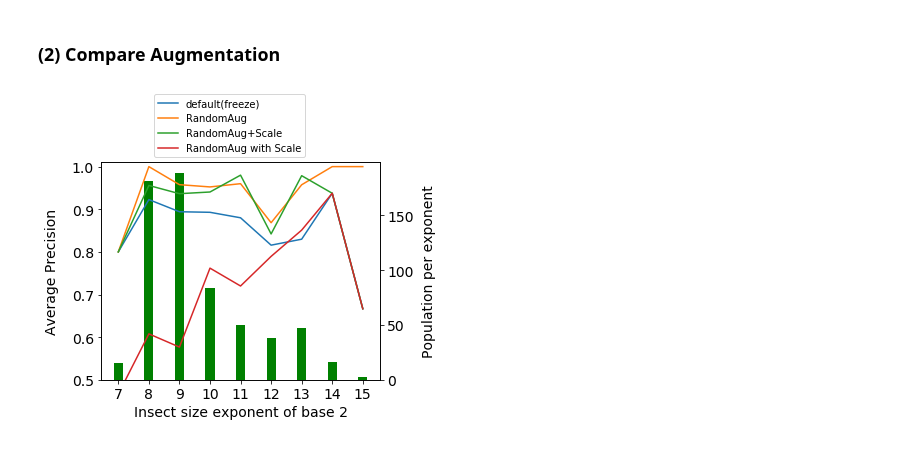
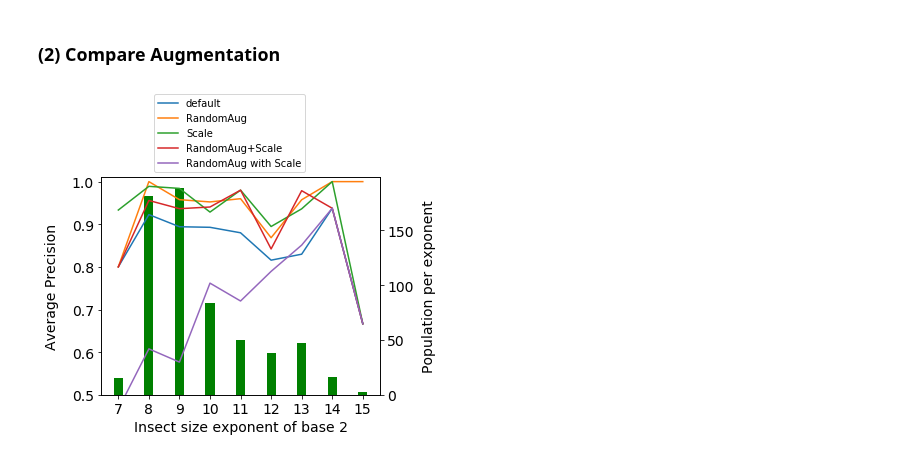
Before and after one commit to keiiti975/Insect_Phenology_Detector, a Jupyter notebook: result/master_paper/detection/compare_method/compare_method.ipynb, the cells around one changed output. Cells and saved outputs as stored; diff of their text form; code cells hidden in the pictures.

Commit message:
create masterpaper Result (not finished 2)

```diff
--- a/result/master_paper/detection/compare_method/compare_method.ipynb
+++ b/result/master_paper/detection/compare_method/compare_method.ipynb
@@ -10,7 +10,7 @@ refinedet_not_pretrain_root_path = pj(os.getcwd(), "figure/detection/RefineDet/m
 refinedet_freeze_root_path = pj(os.getcwd(), "figure/detection/RefineDet/master_paper/crop_b2/tcb5_im512_freeze")
 refinedet_root_path = pj(os.getcwd(), "figure/detection/RefineDet/master_paper/crop_b2/tcb5_im512")
 refinedet_all02_root_path = pj(os.getcwd(), "figure/detection/RefineDet/master_paper/crop_b2/tcb5_im512_freeze_All0to2")
-#refinedet_AugScale_root_path = pj(os.getcwd(), "figure/detection/RefineDet/master_paper/crop_b2/tcb5_im512_freeze_aug_scale")
+refinedet_AugScale_root_path = pj(os.getcwd(), "figure/detection/RefineDet/master_paper/crop_b2/tcb5_im512_freeze_aug_scale")
 refinedet_all02_AugScale_root_path = pj(os.getcwd(), "figure/detection/RefineDet/master_paper/crop_b2/tcb5_im512_freeze_All0to2_aug_scale")
 refinedet_all02withResize_root_path = pj(os.getcwd(), "figure/detection/RefineDet/master_paper/crop_b2/tcb5_im512_freeze_All0to2withResize")
 # %% [markdown]
@@ -28,7 +28,7 @@ exp_df = [refinedet_not_pretrain,
           refinedet_freeze,
           refinedet,
           refinedet_all02,
-          #refinedet_AugScale,
+          refinedet_AugScale,
           refinedet_all02_AugScale,
           refinedet_all02withResize,
          ]
@@ -36,7 +36,7 @@ exp_name = ["refinedet_not_pretrain",
             "refinedet_freeze",
             "refinedet",
             "refinedet_all02",
-            #"refinedet_AugScale",
+            "refinedet_AugScale",
             "refinedet_all02_AugScale",
             "refinedet_all02withResize",
            ]
@@ -82,7 +83,7 @@ refinedet_not_pretrain = pd.read_csv(pj(refinedet_not_pretrain_root_path, "all_s
 refinedet_freeze = pd.read_csv(pj(refinedet_freeze_root_path, "all_size_df.csv"))
 refinedet = pd.read_csv(pj(refinedet_root_path, "all_size_df.csv"))
 refinedet_all02 = pd.read_csv(pj(refinedet_all02_root_path, "all_size_df.csv"))
-#refinedet_AugScale = pd.read_csv(pj(refinedet_AugScale_root_path, "all_size_df.csv"))
+refinedet_AugScale = pd.read_csv(pj(refinedet_AugScale_root_path, "all_size_df.csv"))
 refinedet_all02_AugScale = pd.read_csv(pj(refinedet_all02_AugScale_root_path, "all_size_df.csv"))
 refinedet_all02withResize = pd.read_csv(pj(refinedet_all02withResize_root_path, "all_size_df.csv"))
 # %%
@@ -90,7 +91,7 @@ exp_df = [refinedet_not_pretrain,
           refinedet_freeze,
           refinedet,
           refinedet_all02,
-          #refinedet_AugScale,
+          refinedet_AugScale,
           refinedet_all02_AugScale,
           refinedet_all02withResize,
          ]
@@ -149,28 +150,29 @@ plt.savefig("/home/tanida/workspace/Insect_Phenology_Detector/result/master_pape
 # %%
 plt.rcParams["font.size"] = 14
 fig, ax1 = plt.subplots(figsize=(5,4))
 ax2 = ax1.twinx()
 
 x_label = ["7", "8", "9", "10", "11", "12", "13", "14", "15"]
 
 ax1.bar(x_label, df["count"], width=0.3, color="g")
-ax2.plot(x_label, df["refinedet_freeze"], label="default(freeze)")
+ax2.plot(x_label, df["refinedet_freeze"], label="default")
 ax2.plot(x_label, df["refinedet_all02"], label="RandomAug")
+ax2.plot(x_label, df["refinedet_AugScale"], label="Scale")
 ax2.plot(x_label, df["refinedet_all02_AugScale"], label="RandomAug+Scale")
 ax2.plot(x_label, df["refinedet_all02withResize"], label="RandomAug with Scale")
 ax1.yaxis.tick_right()
 ax2.yaxis.tick_left()
 
 h2, l2 = ax2.get_legend_handles_labels()
 ax1.legend(h2, l2, bbox_to_anchor=(0.75, 1.0), loc='lower right', fontsize=10)
 
 ax1.set_xlabel("Insect size exponent of base 2")
 ax1.set_ylabel("Average Precision")
 ax1.yaxis.set_label_coords(-0.15, 0.5)
 ax1.grid(False)
 ax2.set_ylabel("Population per exponent")
 ax2.set_ylim(0.5, 1.01)
 ax2.yaxis.set_label_coords(1.15, 0.5)
 plt.savefig("/home/tanida/workspace/Insect_Phenology_Detector/result/master_paper/detection/compare_method/comp_Aug_from_size_dist.png", bbox_inches="tight")
 # %% [output]
-[figure, old version]
+[figure, new version]
```
Also changed, not shown: parts of 2 cells of this notebook, 4 other files.
